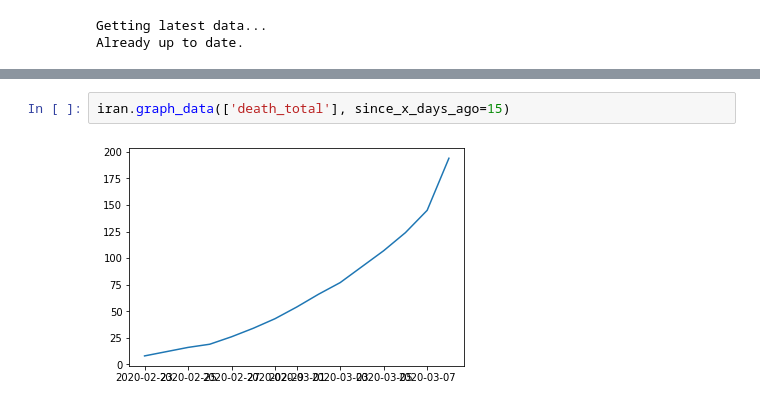
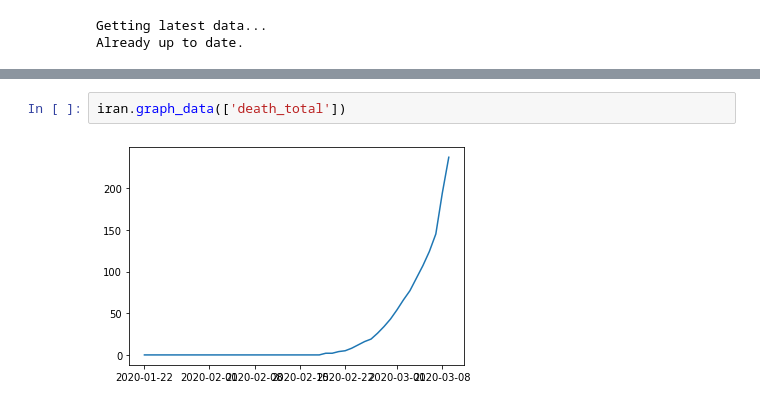
Before and after one commit to Addidy/coronavirus-analysis, a Jupyter notebook: src/Iran.ipynb, the cells around one changed output, grey strips where cells are left out. Saved outputs shown, nothing was run; the diff lists cells and outputs as text.

```diff
--- a/src/Iran.ipynb
+++ b/src/Iran.ipynb
@@ -33,7 +33,7 @@ iran.graph_changes(since_x_days_ago=20)
 # %%
-iran.graph_data(['death_total'], since_x_days_ago=15)
+iran.graph_data(['death_total'])
 # %% [output]
-[figure, old version]
+[figure, new version]
 # %%
 iran.graph_data(['recovered_total'])
 # %% [output]
```
Also changed, not shown: parts of 6 cells of this notebook, 9 other files.
